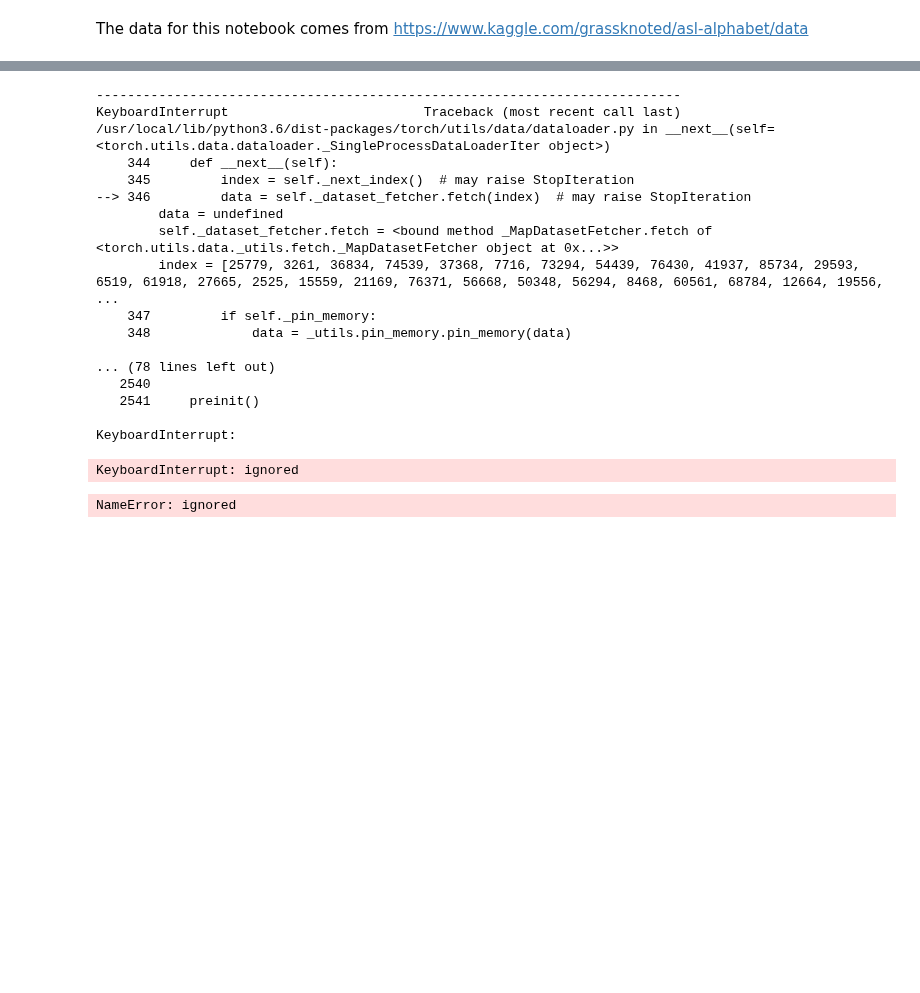
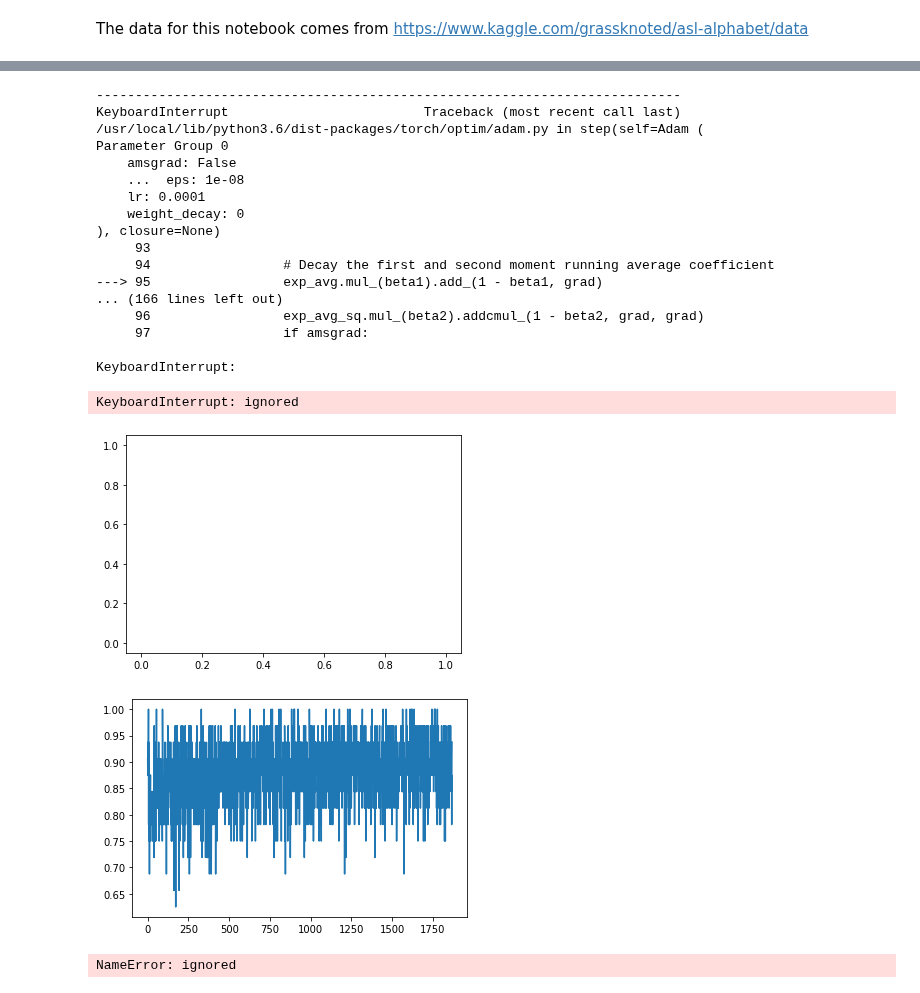
Before and after one commit to kennethac/ASL-Translator, a Jupyter notebook: kaggle-asl-alphabet/Kaggle_ASL_Alphabet.ipynb, the cells around one changed output, grey strips where cells are left out. Drawn from its saved outputs; the diff is of its cells as text; code cells hidden in the pictures; blank space fills up the shorter version.

```diff
--- a/kaggle-asl-alphabet/Kaggle_ASL_Alphabet.ipynb
+++ b/kaggle-asl-alphabet/Kaggle_ASL_Alphabet.ipynb
@@ -149,13 +175,14 @@ optimizer = optim.SGD(model.parameters(), lr=4e-3)
 # %%
 # This is what was talked about in the video for memory management
-num_epochs = 300
-valid_frequency = 10
+num_epochs = 10
+valid_frequency = 1
 
 best_loss = float("inf")
 saved_epoch = -1
 
 train_losses = []
 validation_losses = []
+train_acc = []
 
 def scope():
   try:
@@ -183,8 +210,10 @@ def scope():
         loss = objective(y_hat, y_long)
         sum_loss += loss.item()
         count_loss += 1
+        accuracy = 1- (torch.nonzero(torch.argmax(y_hat, 1) - y_truth).size(0) / len(y_truth))
+        train_acc.append(accuracy)
 
-        loop.set_description("epoch:{}, loss:{:.4f}".format(epoch, loss.item()))
+        loop.set_description("epoch:{}, loss:{:.4f}, accuracy:{:.4f}".format(epoch, loss.item(), accuracy))
         loop.update(1)
         loss.backward()
         optimizer.step()
@@ -225,22 +254,31 @@ scope()
 # %% [output]
 ---------------------------------------------------------------------------
 KeyboardInterrupt                         Traceback (most recent call last)
-/usr/local/lib/python3.6/dist-packages/torch/utils/data/dataloader.py in __next__(self=<torch.utils.data.dataloader._SingleProcessDataLoaderIter object>)
-    344     def __next__(self):
-    345         index = self._next_index()  # may raise StopIteration
---> 346         data = self._dataset_fetcher.fetch(index)  # may raise StopIteration
-        data = undefined
-        self._dataset_fetcher.fetch = <bound method _MapDatasetFetcher.fetch of <torch.utils.data._utils.fetch._MapDatasetFetcher object at 0x...>>
-        index = [25779, 3261, 36834, 74539, 37368, 7716, 73294, 54439, 76430, 41937, 85734, 29593, 6519, 61918, 27665, 2525, 15559, 21169, 76371, 56668, 50348, 56294, 8468, 60561, 68784, 12664, 19556, ...
-    347         if self._pin_memory:
-    348             data = _utils.pin_memory.pin_memory(data)
-
-... (78 lines left out)
-   2540
-   2541     preinit()
+/usr/local/lib/python3.6/dist-packages/torch/optim/adam.py in step(self=Adam (
+Parameter Group 0
+    amsgrad: False
+    ...  eps: 1e-08
+    lr: 0.0001
+    weight_decay: 0
+), closure=None)
+     93
+     94                 # Decay the first and second moment running average coefficient
+---> 95                 exp_avg.mul_(beta1).add_(1 - beta1, grad)
+... (166 lines left out)
+     96                 exp_avg_sq.mul_(beta2).addcmul_(1 - beta2, grad, grad)
+     97                 if amsgrad:
 
 KeyboardInterrupt:
 KeyboardInterrupt: ignored
+# %%
+import matplotlib.pyplot as plt
+plt.plot(train_losses)
+plt.show()
+plt.plot(train_acc)
+plt.show()
+# %% [output]
+[figure, added]
+[figure, added]
 # %%
 model_file = root_dir + "128px_0.0002loss_1000_100_split.mod"
 torch.save(model.state_dict(), model_file)
```
Also changed, not shown: parts of 11 cells of this notebook.
